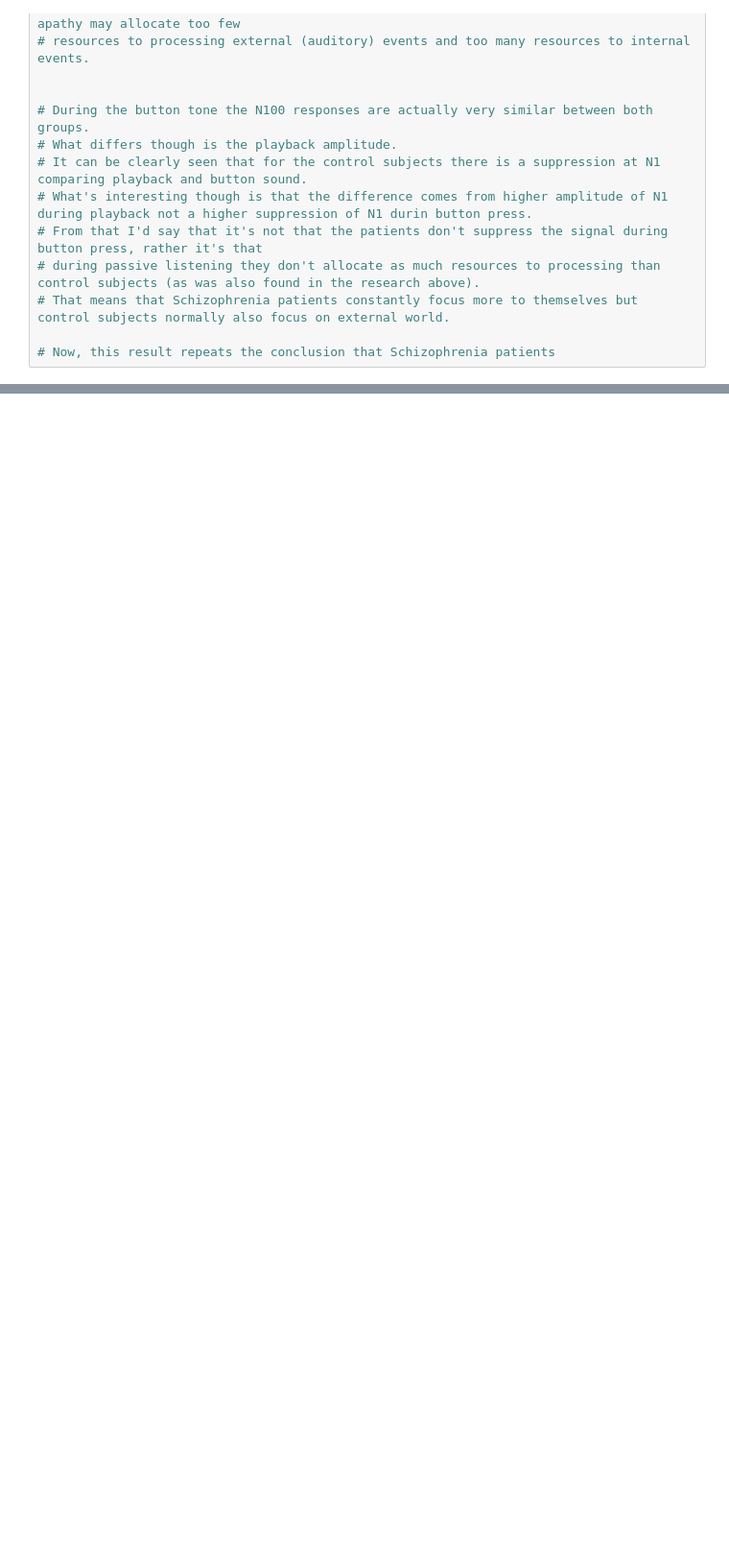
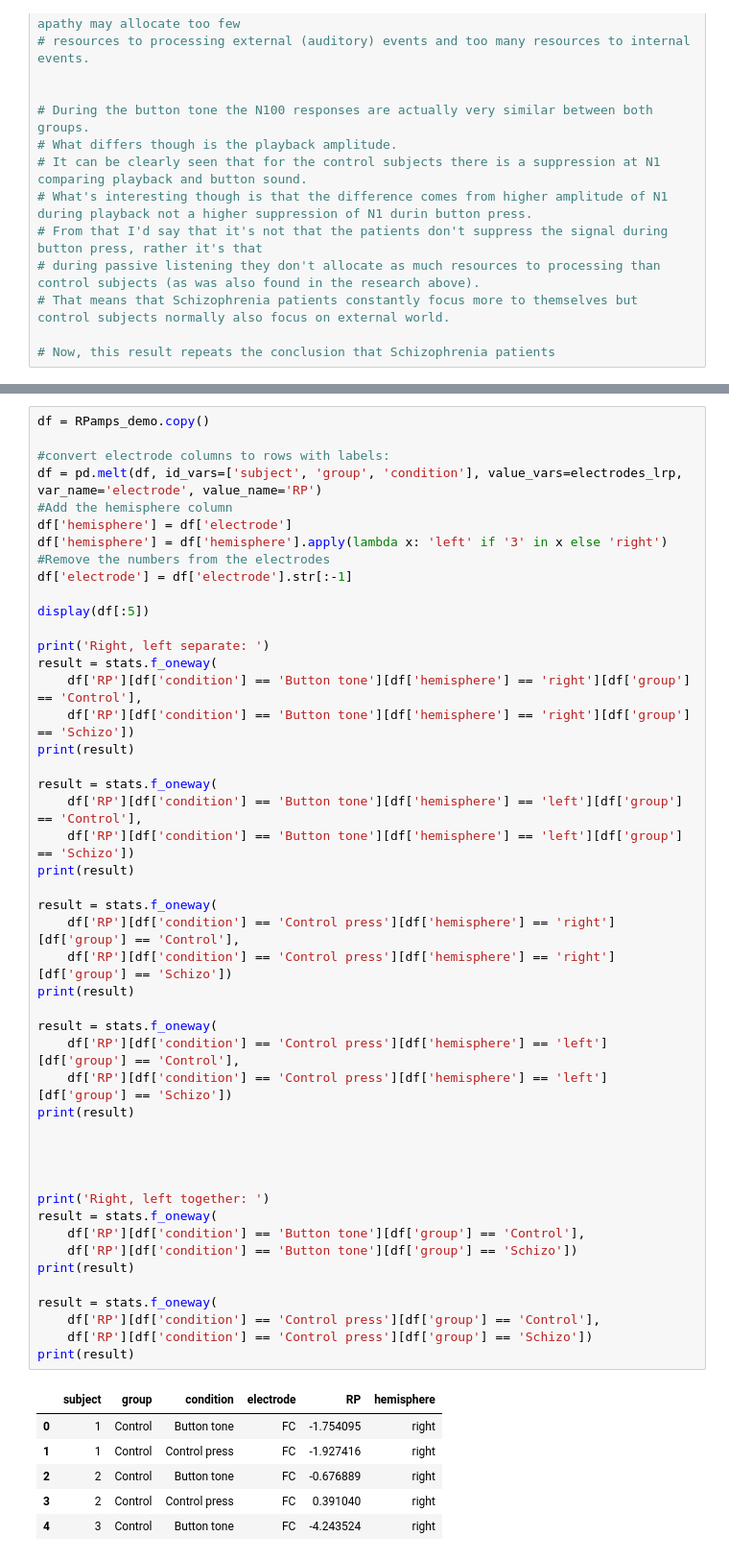
Before and after one commit to karljaats/EEG-data-from-basic-sensory-task-in-Schizophrenia, a Jupyter notebook: Project.ipynb, the cells around one changed output, grey strips where cells are left out. Shown: that part at 96% size. Saved outputs shown, nothing was run; the diff lists cells and outputs as text; blank space fills up the shorter version.

```diff
--- a/Project.ipynb
+++ b/Project.ipynb
@@ -265,0 +219,54 @@ Name: education, dtype: float64
+# %%
+df = RPamps_demo.copy()
+
+#convert electrode columns to rows with labels:
+df = pd.melt(df, id_vars=['subject', 'group', 'condition'], value_vars=electrodes_lrp, var_name='electrode', value_name='RP')
+#Add the hemisphere column
+df['hemisphere'] = df['electrode']
+df['hemisphere'] = df['hemisphere'].apply(lambda x: 'left' if '3' in x else 'right')
+#Remove the numbers from the electrodes
+df['electrode'] = df['electrode'].str[:-1]
+
+display(df[:5])
+
+print('Right, left separate: ')
+result = stats.f_oneway(
+    df['RP'][df['condition'] == 'Button tone'][df['hemisphere'] == 'right'][df['group'] == 'Control'],
+    df['RP'][df['condition'] == 'Button tone'][df['hemisphere'] == 'right'][df['group'] == 'Schizo'])
+print(result)
+
+result = stats.f_oneway(
+    df['RP'][df['condition'] == 'Button tone'][df['hemisphere'] == 'left'][df['group'] == 'Control'],
+    df['RP'][df['condition'] == 'Button tone'][df['hemisphere'] == 'left'][df['group'] == 'Schizo'])
+print(result)
+
+result = stats.f_oneway(
+    df['RP'][df['condition'] == 'Control press'][df['hemisphere'] == 'right'][df['group'] == 'Control'],
+    df['RP'][df['condition'] == 'Control press'][df['hemisphere'] == 'right'][df['group'] == 'Schizo'])
+print(result)
+
+result = stats.f_oneway(
+    df['RP'][df['condition'] == 'Control press'][df['hemisphere'] == 'left'][df['group'] == 'Control'],
+    df['RP'][df['condition'] == 'Control press'][df['hemisphere'] == 'left'][df['group'] == 'Schizo'])
+print(result)
+
+
+
+
+print('Right, left together: ')
+result = stats.f_oneway(
+    df['RP'][df['condition'] == 'Button tone'][df['group'] == 'Control'],
+    df['RP'][df['condition'] == 'Button tone'][df['group'] == 'Schizo'])
+print(result)
+
+result = stats.f_oneway(
+    df['RP'][df['condition'] == 'Control press'][df['group'] == 'Control'],
+    df['RP'][df['condition'] == 'Control press'][df['group'] == 'Schizo'])
+print(result)
+# %% [output]
+|  | subject | group | condition | electrode | RP | hemisphere |
+| 0 | 1 | Control | Button tone | FC | -1.754095 | right |
+| 1 | 1 | Control | Control press | FC | -1.927416 | right |
+| 2 | 2 | Control | Button tone | FC | -0.676889 | right |
+| 3 | 2 | Control | Control press | FC | 0.391040 | right |
+| 4 | 3 | Control | Button tone | FC | -4.243524 | right |
```
Also changed, not shown: parts of 7 cells of this notebook, 1 other file.
